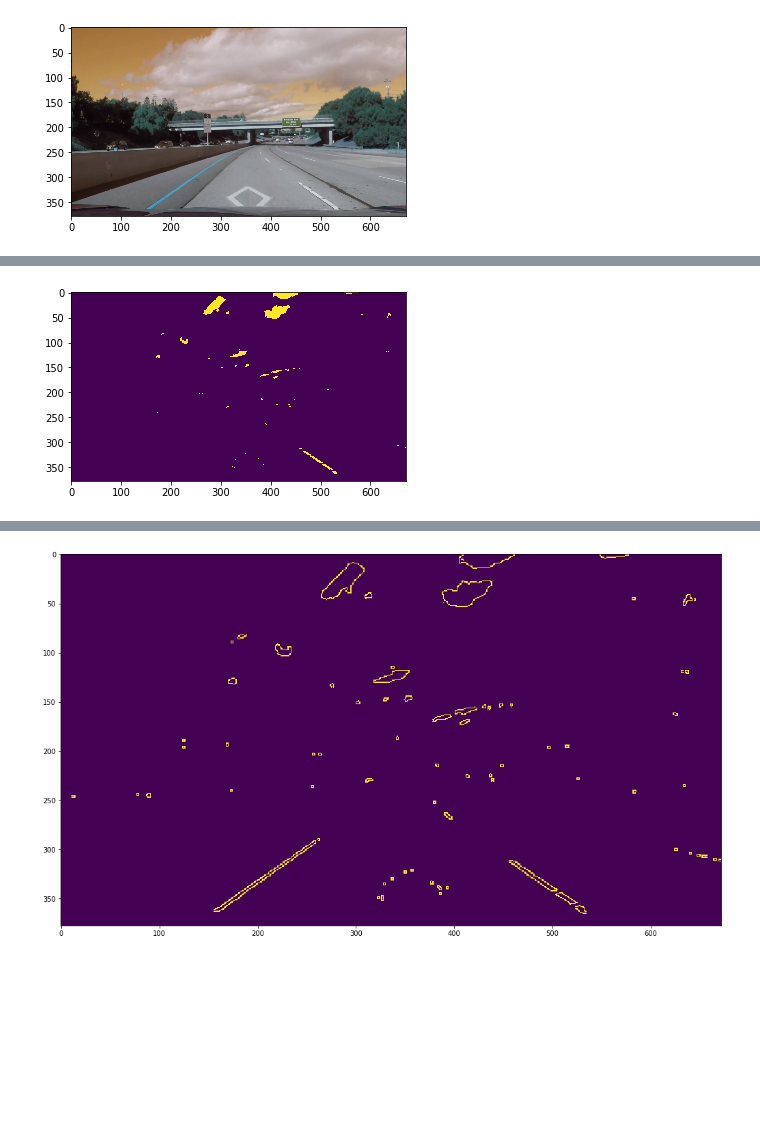
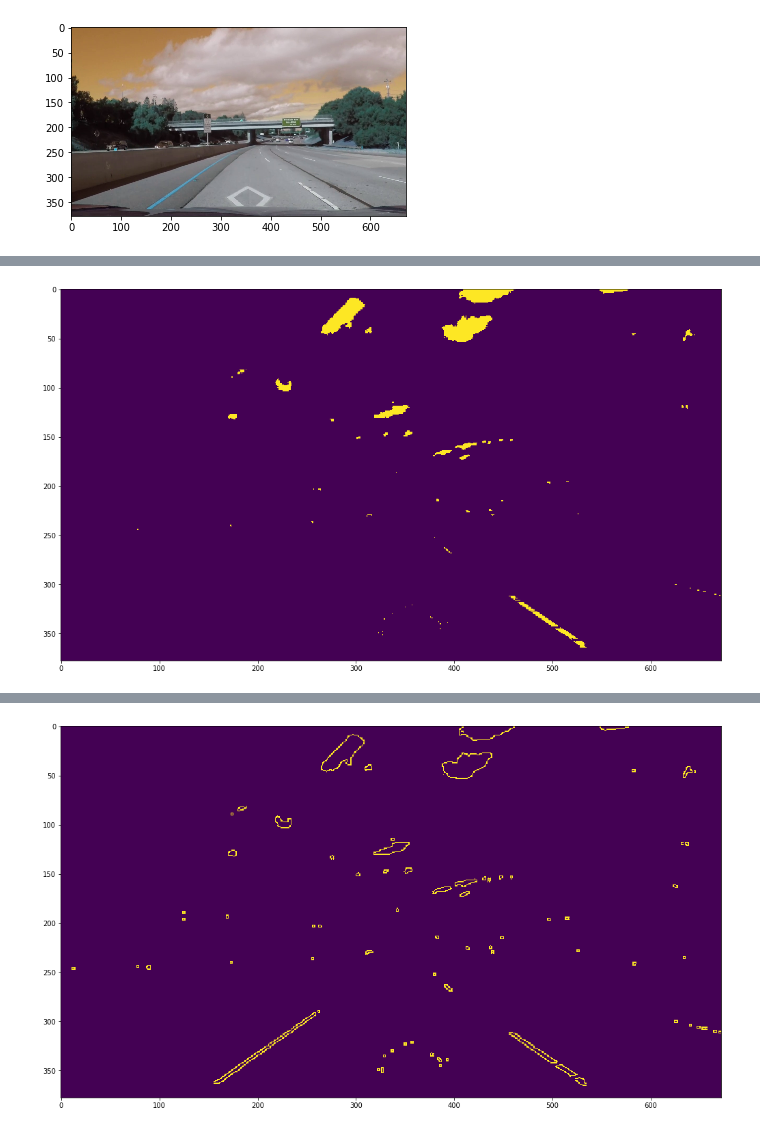
Before and after one commit to gohurali/Lane_Vehicle_Detection, a Jupyter notebook: lane_detection.ipynb, the cells around one changed output, grey strips where cells are left out. Saved outputs shown, nothing was run; the diff lists cells and outputs as text; code cells hidden in the pictures; blank space fills up the shorter version.

```diff
--- a/lane_detection.ipynb
+++ b/lane_detection.ipynb
@@ -55,6 +55,7 @@ hls_im = None
 hls_imgs = []
 if(single_ex):
     hls_im = cv2.cvtColor(img,cv2.COLOR_BGR2HLS)
+    plt.figure(figsize = (50,10))
     plt.imshow(hls_im)
 else:
     for im in imgs:
@@ -73,6 +74,7 @@ yellow_mask = None
 yellow_masks = []
 if(single_ex):
     yellow_mask = cv2.inRange(hls_im,y_lower_b,y_upper_b)
+    plt.figure(figsize = (50,10))
     plt.imshow(yellow_mask)
 else:
     for im in hls_imgs:
@@ -83,16 +85,17 @@ else:
 # %%
 # White Lanes
 white_mask = None
 white_masks = []
 if(single_ex):
     white_mask = cv2.inRange(hls_im,w_lower_b,w_upper_b)
+    plt.figure(figsize = (50,10))
     plt.imshow(white_mask)
 else:
     for im in hls_imgs:
         white_mask = cv2.inRange(hls_im,w_lower_b,w_upper_b)
         white_masks.append(white_mask)
 # %% [output]
-[figure, old version]
+[figure, new version]
 # %%
 # Both types of lanes
 combined_mask = None
```
Also changed, not shown: parts of 10 cells of this notebook, 3 other files.
